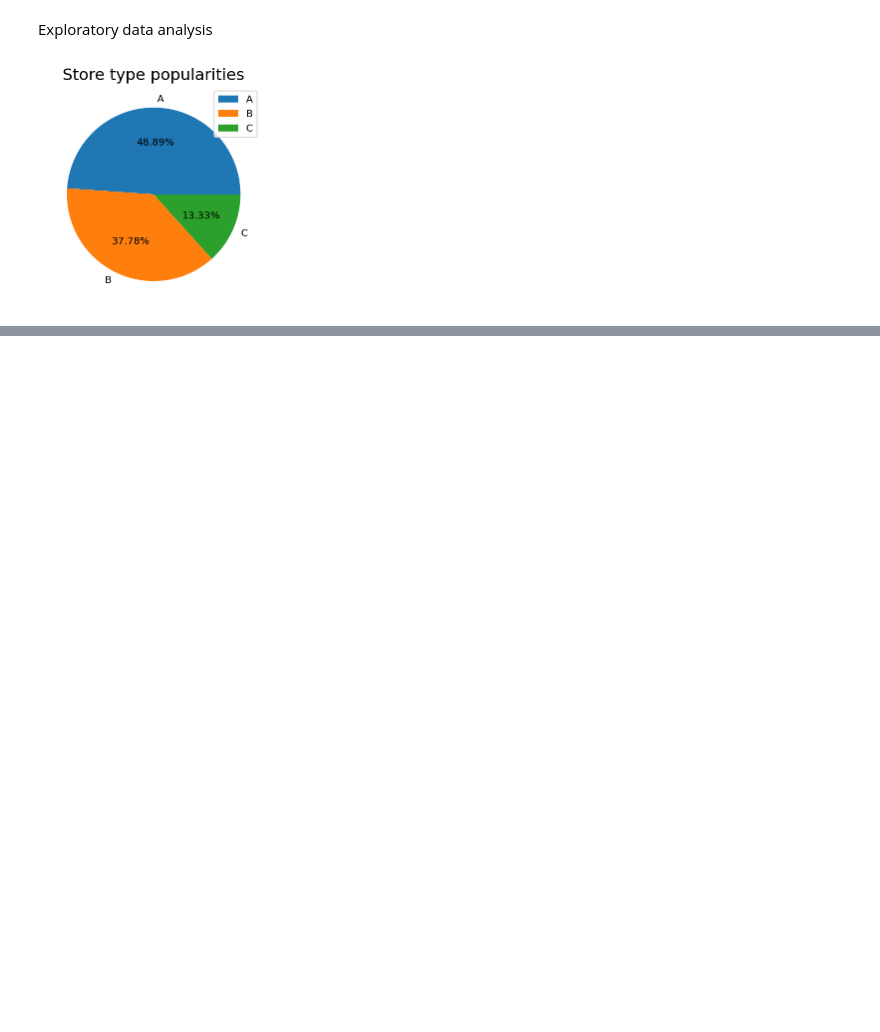
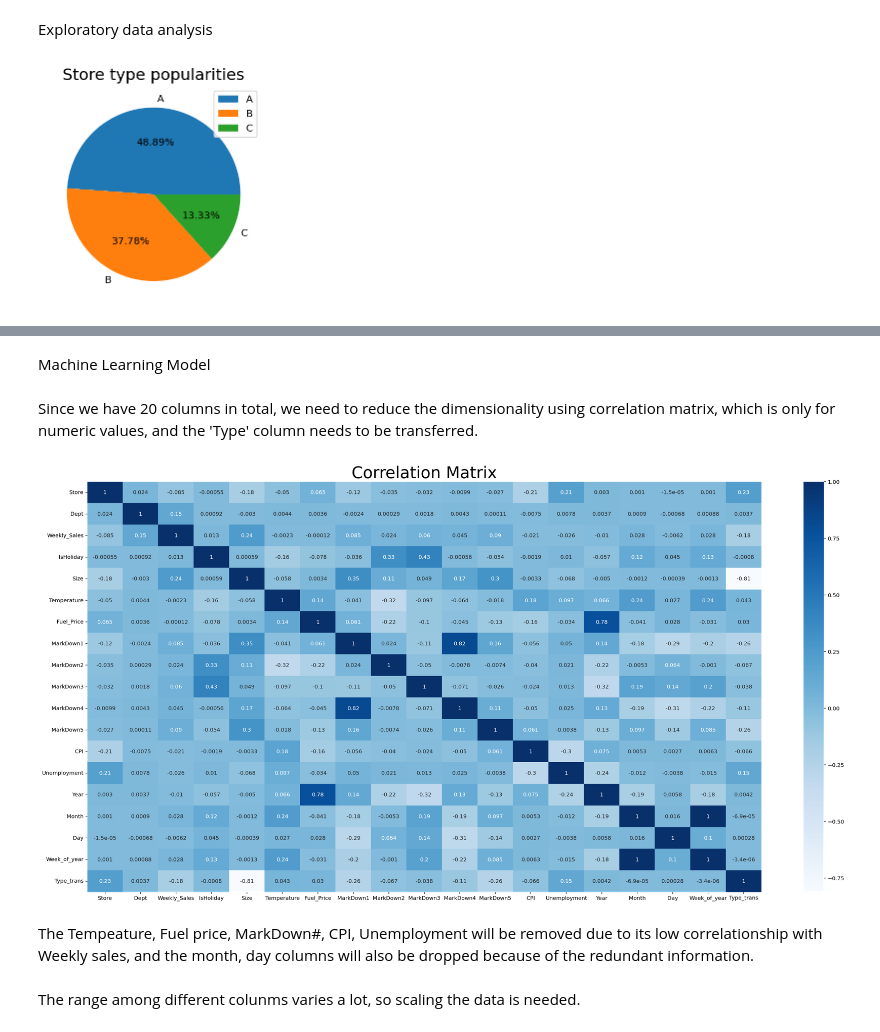
Before and after one commit to sharanyaa31/Training-datasets, a Jupyter notebook: Finalproject.ipynb, the cells around one changed output, grey strips where cells are left out. Cells and saved outputs as stored; diff of their text form; code cells hidden in the pictures; blank space fills up the shorter version.

```diff
--- a/Finalproject.ipynb
+++ b/Finalproject.ipynb
@@ -121,0 +167,16 @@ TypeError: ignored
+# %% [markdown]
+Machine Learning Model
+# %% [markdown]
+Since we have 20 columns in total, we need to reduce the dimensionality using correlation matrix, which is only for numeric values, and the 'Type' column needs to be transferred.
+# %%
+df['Type_trans'] = df['Type'].map({'A':1, 'B':2, 'C':3})
+test_merge['Type_trans'] = test_merge['Type'].map({'A':1, 'B':2, 'C':3})
+# %%
+plt.figure(figsize=(28,14))
+sns.heatmap(df.corr(), cmap='Blues', annot=True)
+plt.title('Correlation Matrix', fontsize=30)
+plt.show()
+# %% [output]
+[figure, added]
+# %% [markdown]
+The Tempeature, Fuel price, MarkDown#, CPI, Unemployment will be removed due to its low correlationship with Weekly sales, and the month, day columns will also be dropped because of the redundant information.
@@ -121,0 +191,2 @@ TypeError: ignored
+# %% [markdown]
+The range among different colunms varies a lot, so scaling the data is needed.
```
Also changed, not shown: parts of 53 cells of this notebook.
